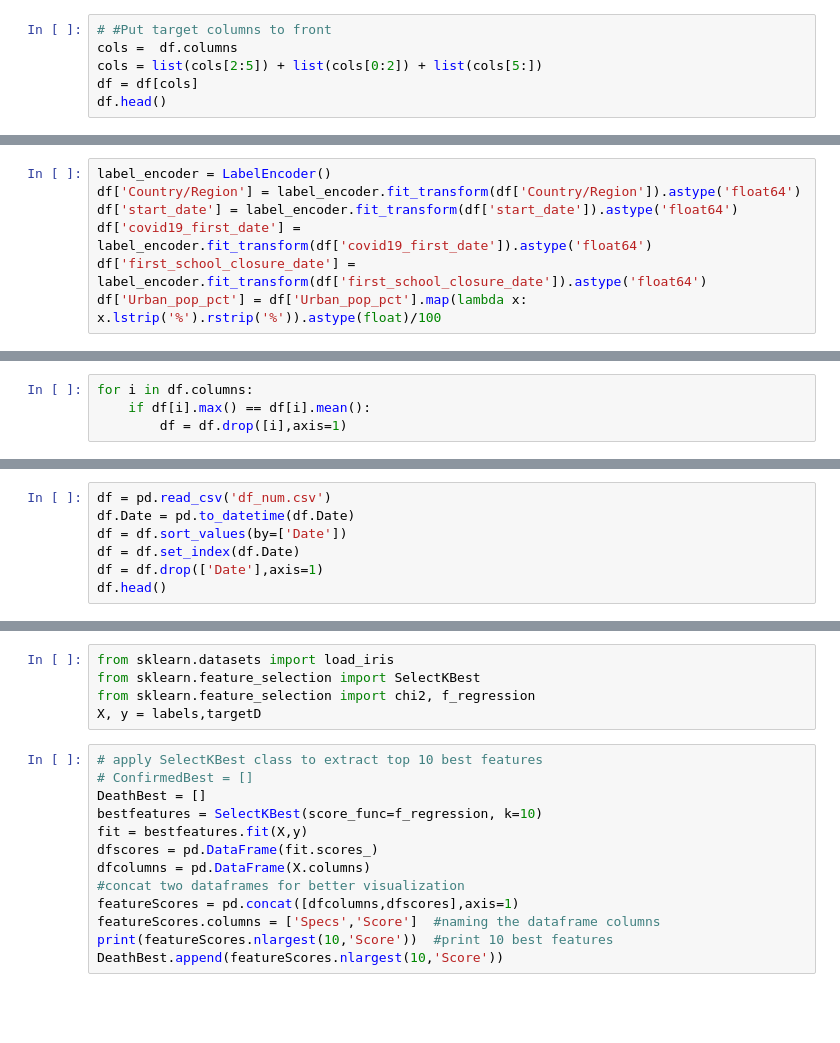
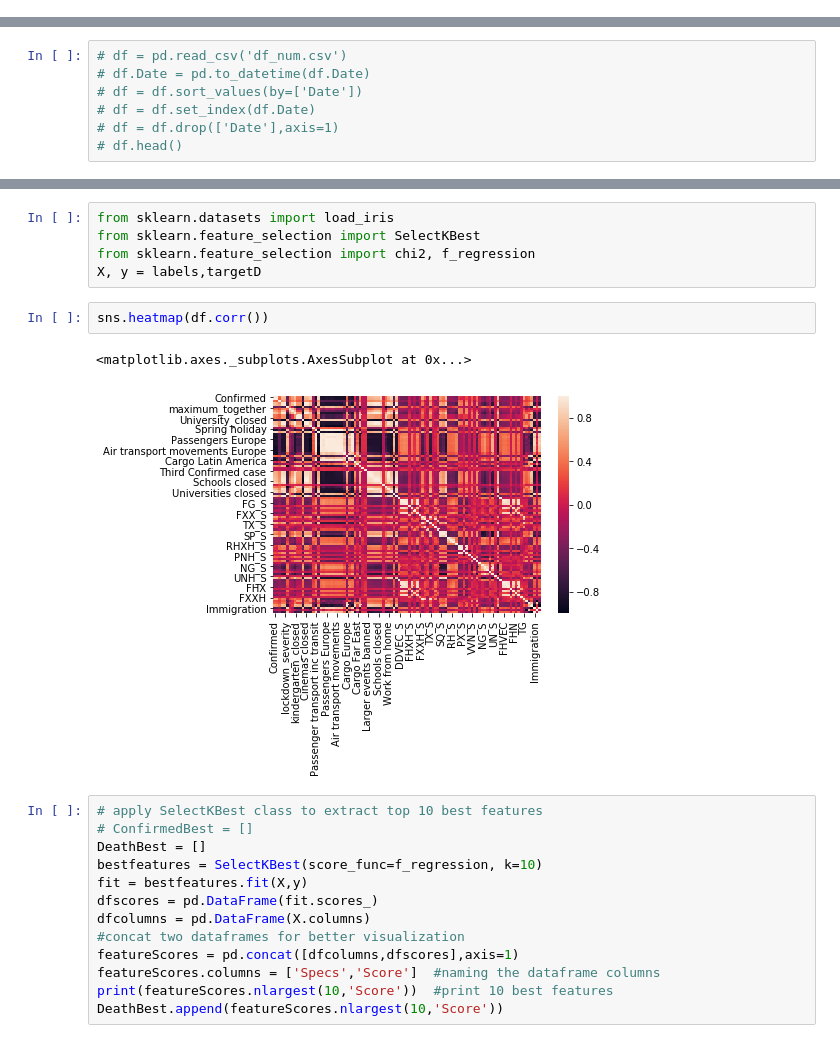
Before and after one commit to zaida-rivai/DMT2020_Group85, a Jupyter notebook: Zaida/Feature engineering - Zaida NL- NEW DATASET.ipynb, the cells around one changed output, grey strips where cells are left out. Saved outputs shown, nothing was run; the diff lists cells and outputs as text; blank space fills up the shorter version.

```diff
--- a/Zaida/Feature engineering - Zaida NL- NEW DATASET.ipynb
+++ b/Zaida/Feature engineering - Zaida NL- NEW DATASET.ipynb
@@ -209,6 +49,0 @@ nl.to_csv("NL_RAW.csv")
-# %%
-# #Put target columns to front
-cols =  df.columns
-cols = list(cols[2:5]) + list(cols[0:2]) + list(cols[5:])
-df = df[cols]
-df.head()
@@ -256,9 +52,2 @@ first_school_closure_date
-# %%
-label_encoder = LabelEncoder()
-df['Country/Region'] = label_encoder.fit_transform(df['Country/Region']).astype('float64')
-df['start_date'] = label_encoder.fit_transform(df['start_date']).astype('float64')
-df['covid19_first_date'] = label_encoder.fit_transform(df['covid19_first_date']).astype('float64')
-df['first_school_closure_date'] = label_encoder.fit_transform(df['first_school_closure_date']).astype('float64')
-df['Urban_pop_pct'] = df['Urban_pop_pct'].map(lambda x: x.lstrip('%').rstrip('%')).astype(float)/100
 # %%
 # Show all dtypes
@@ -277,7 +66,3 @@ df = df.astype(float)
-# %%
-for i in df.columns:
-    if df[i].max() == df[i].mean():
-        df = df.drop([i],axis=1)
 # %% [markdown]
 ##### Store DF
 # %%
@@ -287,7 +94,7 @@ df.to_csv("df_num.csv")
 # %%
-df = pd.read_csv('df_num.csv')
-df.Date = pd.to_datetime(df.Date)
-df = df.sort_values(by=['Date'])
-df = df.set_index(df.Date)
-df = df.drop(['Date'],axis=1)
-df.head()
+# df = pd.read_csv('df_num.csv')
+# df.Date = pd.to_datetime(df.Date)
+# df = df.sort_values(by=['Date'])
+# df = df.set_index(df.Date)
+# df = df.drop(['Date'],axis=1)
+# df.head()
@@ -337,6 +135,11 @@ from sklearn.datasets import load_iris
 from sklearn.feature_selection import SelectKBest
 from sklearn.feature_selection import chi2, f_regression
 X, y = labels,targetD
+# %%
+sns.heatmap(df.corr())
+# %% [output]
+<matplotlib.axes._subplots.AxesSubplot at 0x...>
+[figure, added]
 # %%
 # apply SelectKBest class to extract top 10 best features
 # ConfirmedBest = []
```
Also changed, not shown: parts of 28 cells of this notebook, 3 other files.
